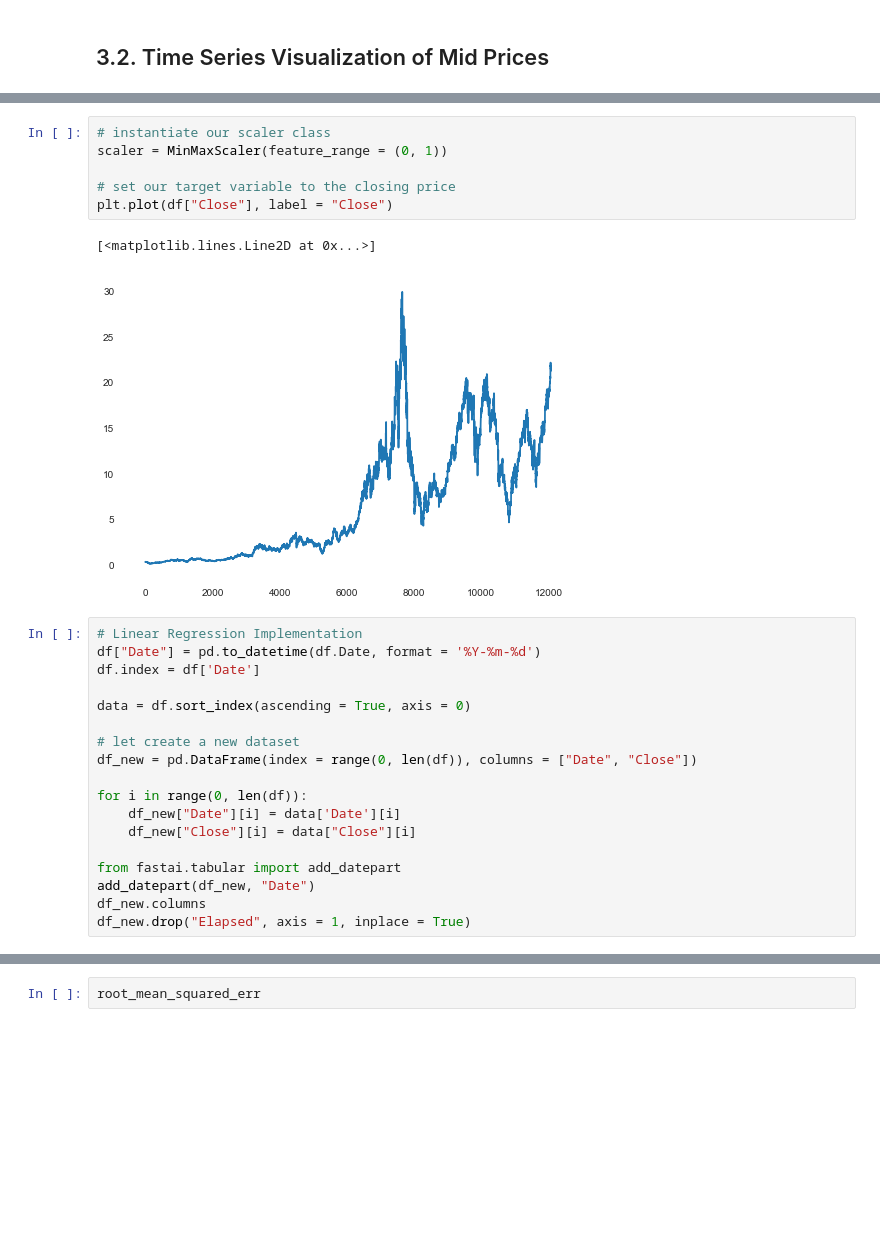
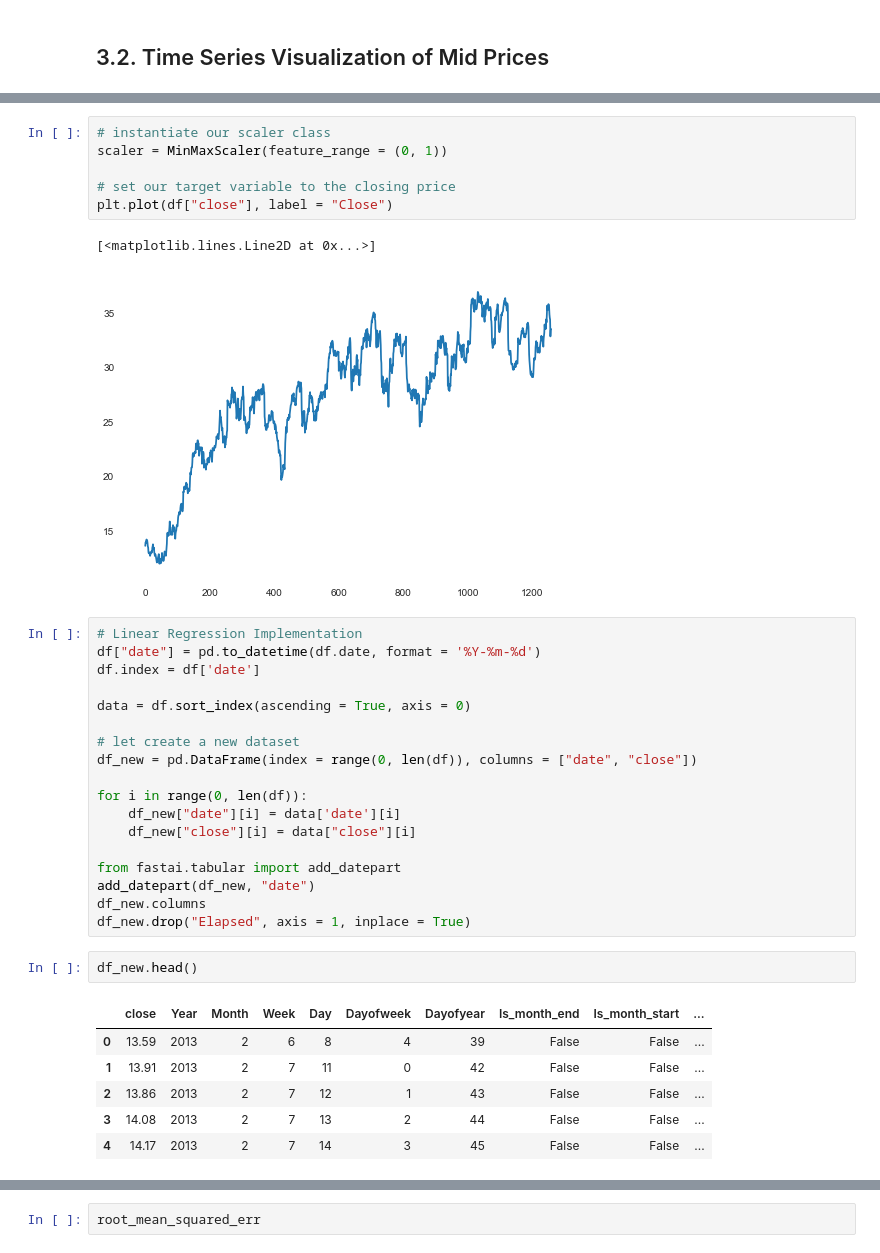
Before and after one commit to NoceanAI/StockPrediction, a Jupyter notebook: stock-prediction.ipynb, the cells around one changed output, grey strips where cells are left out. Saved outputs shown, nothing was run; the diff lists cells and outputs as text; blank space fills up the shorter version.

```diff
--- a/stock-prediction.ipynb
+++ b/stock-prediction.ipynb
@@ -159,28 +145,37 @@ fig.show()
 scaler = MinMaxScaler(feature_range = (0, 1))
 
 # set our target variable to the closing price
-plt.plot(df["Close"], label = "Close")
+plt.plot(df["close"], label = "Close")
 # %% [output]
 [<matplotlib.lines.Line2D at 0x...>]
-[figure, old version]
+[figure, new version]
 # %%
 # Linear Regression Implementation
-df["Date"] = pd.to_datetime(df.Date, format = '%Y-%m-%d')
-df.index = df['Date']
+df["date"] = pd.to_datetime(df.date, format = '%Y-%m-%d')
+df.index = df['date']
 
 data = df.sort_index(ascending = True, axis = 0)
 
 # let create a new dataset
-df_new = pd.DataFrame(index = range(0, len(df)), columns = ["Date", "Close"])
+df_new = pd.DataFrame(index = range(0, len(df)), columns = ["date", "close"])
 
 for i in range(0, len(df)):
-    df_new["Date"][i] = data['Date'][i]
-    df_new["Close"][i] = data["Close"][i]
+    df_new["date"][i] = data['date'][i]
+    df_new["close"][i] = data["close"][i]
 
 from fastai.tabular import add_datepart
-add_datepart(df_new, "Date")
+add_datepart(df_new, "date")
 df_new.columns
 df_new.drop("Elapsed", axis = 1, inplace = True)
+# %%
+df_new.head()
+# %% [output]
+|  | close | Year | Month | Week | Day | Dayofweek | Dayofyear | Is_month_end | Is_month_start | ... |
+| 0 | 13.59 | 2013 | 2 | 6 | 8 | 4 | 39 | False | False | ... |
+| 1 | 13.91 | 2013 | 2 | 7 | 11 | 0 | 42 | False | False | ... |
+| 2 | 13.86 | 2013 | 2 | 7 | 12 | 1 | 43 | False | False | ... |
+| 3 | 14.08 | 2013 | 2 | 7 | 13 | 2 | 44 | False | False | ... |
+| 4 | 14.17 | 2013 | 2 | 7 | 14 | 3 | 45 | False | False | ... |
 # %%
 from sklearn.metrics import mean_squared_error
 
```
Also changed, not shown: parts of 9 cells of this notebook, 6 other files.
